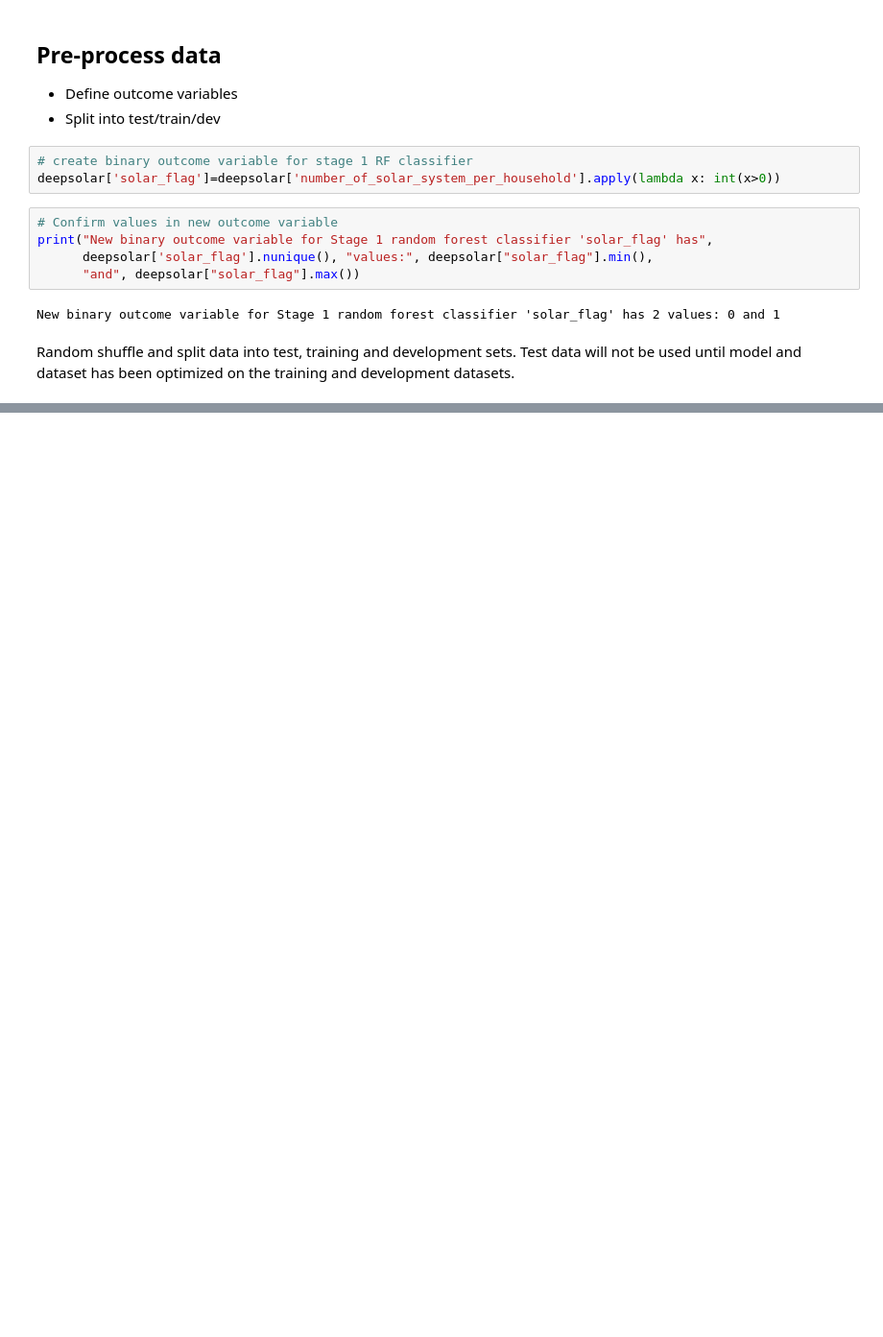
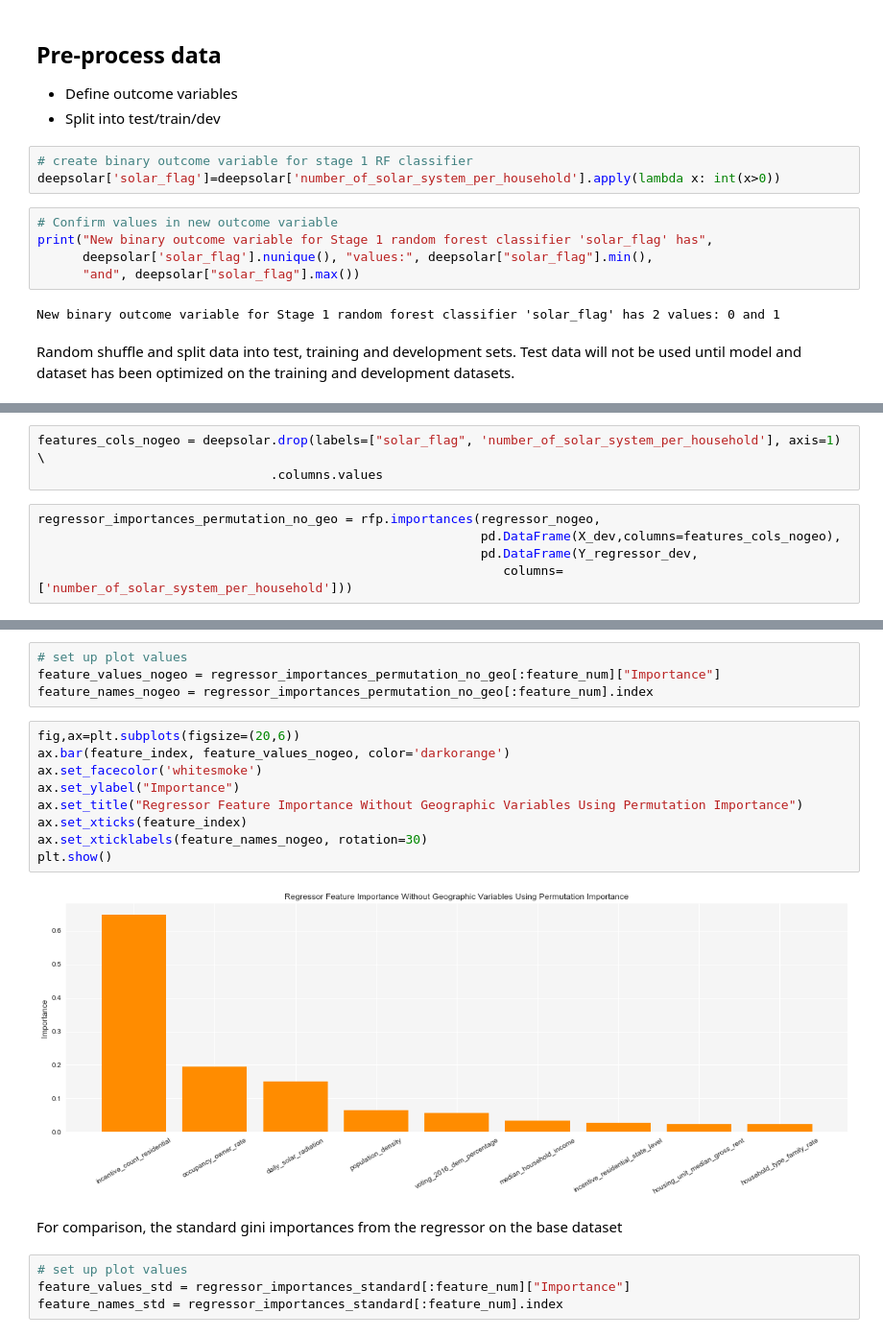
Before and after one commit to daxaurora/capstone_solarpanels, a Jupyter notebook: Modeling/Models - Laura.ipynb, the cells around one changed output, grey strips where cells are left out. Shown at 96% size. Saved outputs shown, nothing was run; the diff lists cells and outputs as text; blank space fills up the shorter version.

```diff
--- a/Modeling/Models - Laura.ipynb
+++ b/Modeling/Models - Laura.ipynb
@@ -149,0 +317,8 @@ TO DO: Feature Importances for the Classifier, then train the Regressor
+# %%
+features_cols_nogeo = deepsolar.drop(labels=["solar_flag", 'number_of_solar_system_per_household'], axis=1) \
+                               .columns.values
+# %%
+regressor_importances_permutation_no_geo = rfp.importances(regressor_nogeo,
+                                                           pd.DataFrame(X_dev,columns=features_cols_nogeo),
+                                                           pd.DataFrame(Y_regressor_dev,
+                                                              columns=['number_of_solar_system_per_household']))
@@ -149,0 +371,21 @@ TO DO: Feature Importances for the Classifier, then train the Regressor
+# %%
+# set up plot values
+feature_values_nogeo = regressor_importances_permutation_no_geo[:feature_num]["Importance"]
+feature_names_nogeo = regressor_importances_permutation_no_geo[:feature_num].index
+# %%
+fig,ax=plt.subplots(figsize=(20,6))
+ax.bar(feature_index, feature_values_nogeo, color='darkorange')
+ax.set_facecolor('whitesmoke')
+ax.set_ylabel("Importance")
+ax.set_title("Regressor Feature Importance Without Geographic Variables Using Permutation Importance")
+ax.set_xticks(feature_index)
+ax.set_xticklabels(feature_names_nogeo, rotation=30)
+plt.show()
+# %% [output]
+[figure, added]
+# %% [markdown]
+For comparison, the standard gini importances from the regressor on the base dataset
+# %%
+# set up plot values
+feature_values_std = regressor_importances_standard[:feature_num]["Importance"]
+feature_names_std = regressor_importances_standard[:feature_num].index
```
Also changed, not shown: parts of 46 cells of this notebook, 1 other file.
